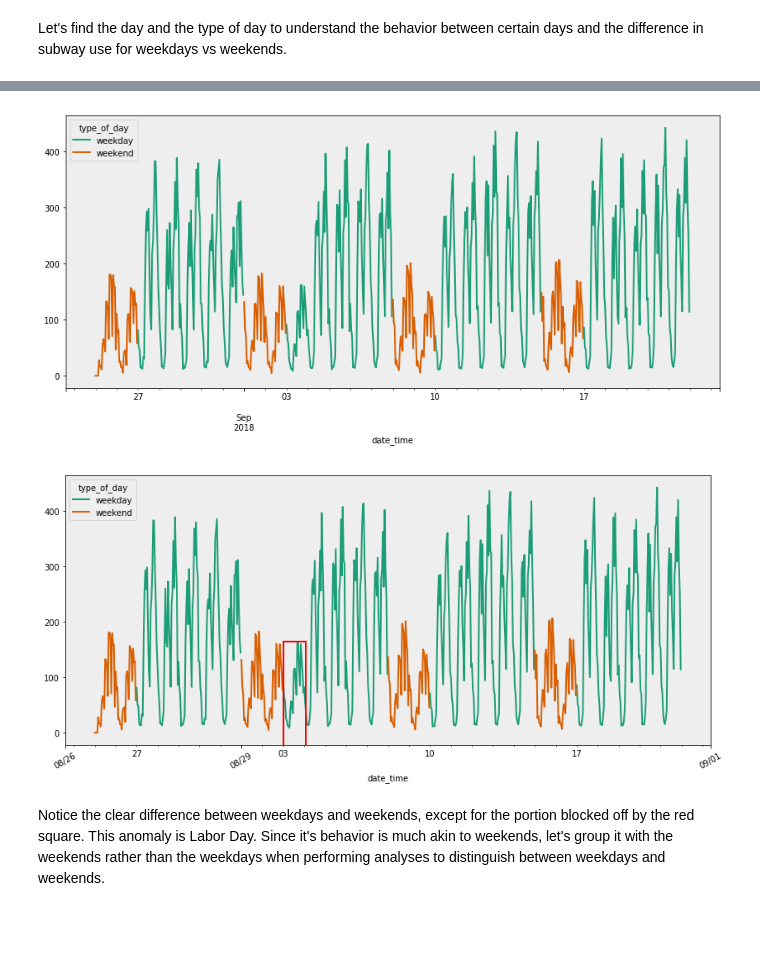
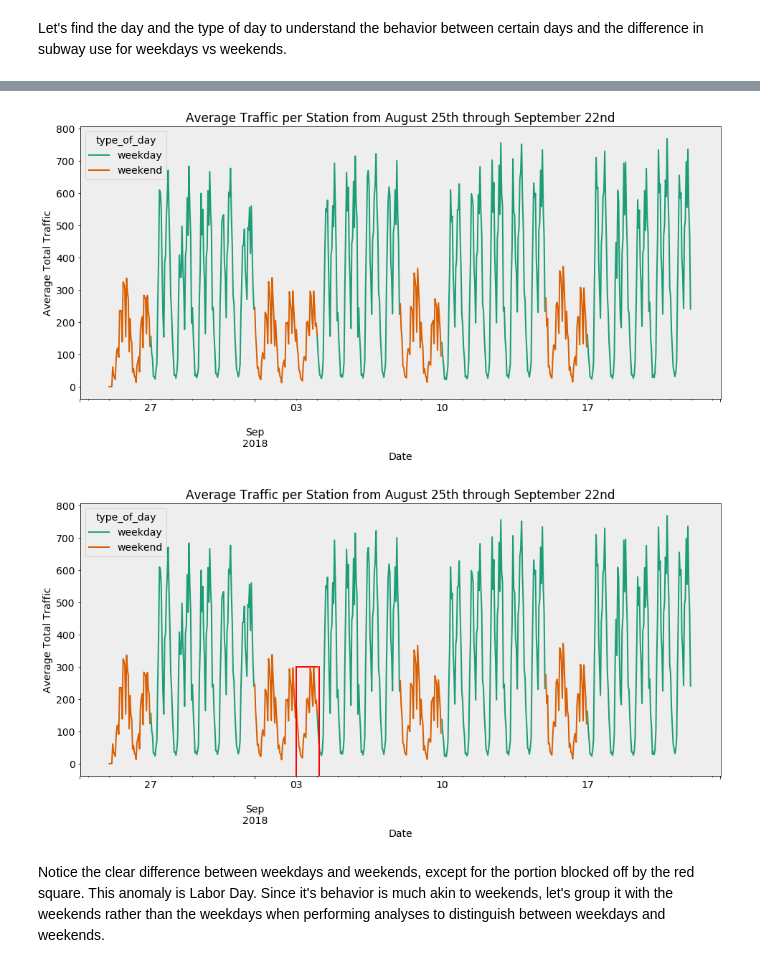
Before and after one commit to DimitriTheoharatos/ProjectBenson, a Jupyter notebook: MTA_EDA_Dimitri-v2.ipynb, the cells around one changed output, grey strips where cells are left out. Saved outputs shown, nothing was run; the diff lists cells and outputs as text; code cells hidden in the pictures; blank space fills up the shorter version.

```diff
--- a/MTA_EDA_Dimitri-v2.ipynb
+++ b/MTA_EDA_Dimitri-v2.ipynb
@@ -493,26 +617,34 @@ combined_df.head()
 | 2 | A002 | R051 | 02-00-00 | 59 ST | NQR456W | BMT | 08/25/2018 | 08:00:00 | 18.0 | 41.0 | 2018-08-25 08:00:00 | ... |
 | 3 | A002 | R051 | 02-00-00 | 59 ST | NQR456W | BMT | 08/25/2018 | 12:00:00 | 75.0 | 85.0 | 2018-08-25 12:00:00 | ... |
 | 4 | A002 | R051 | 02-00-00 | 59 ST | NQR456W | BMT | 08/25/2018 | 16:00:00 | 169.0 | 70.0 | 2018-08-25 16:00:00 | ... |
+# %%
+combined_df['total'] = combined_df.entries + combined_df.exits
 # %%
-rcParams['figure.figsize'] = (14, 6)
-rcParams['font.size'] = 10
-plot = combined_df.groupby(['date_time', 'type_of_day']).mean()['entries'].unstack().plot()
+rcParams['figure.figsize'] = (16, 7)
+rcParams['font.size'] = 14
+plot = combined_df.groupby(['date_time', 'type_of_day']).mean()['total'].unstack().plot()
+plt.xlabel('Date')
+plt.ylabel('Average Total Traffic')
+plt.title('Average Traffic per Station from August 25th through September 22nd')
 plt.show()
 # %% [output]
-[figure, old version]
+[figure, new version]
 # %%
-rcParams['figure.figsize'] = (14, 6)
-rcParams['font.size'] = 10
-plot = combined_df.groupby(['date_time', 'type_of_day']).mean()['entries'].unstack().plot()
-plot.axvline(pd.to_datetime('09-03-2018 00:00:00'), 0, 0.383, color='r', linewidth = 2)
-plot.axvline(pd.to_datetime('09-04-2018 02:40:00'), 0, 0.383, color='r', linewidth = 2)
-plot.axhline(165, 0.34, 0.37, color='r', linewidth = 2)
+rcParams['figure.figsize'] = (16, 7)
+rcParams['font.size'] = 14
+plot = combined_df.groupby(['date_time', 'type_of_day']).mean()['total'].unstack().plot()
+plt.xlabel('Date')
+plt.ylabel('Average Total Traffic')
+plt.title('Average Traffic per Station from August 25th through September 22nd')
 
-plot.set_xticklabels(['08/26','08/29','09/01','09/04','09/07', '09/10','09/13','09/16', '9/19','9/22' ],\
-                                  rotation=30)
+
+plot.axvline(pd.to_datetime('09-03-2018 00:00:00'), 0, 0.4, color='r', linewidth = 2)
+plot.axvline(pd.to_datetime('09-04-2018 02:40:00'), 0, 0.4, color='r', linewidth = 2)
+plot.axhline(300, 0.34, 0.37, color='r', linewidth = 2)
+
 plt.show()
 # %% [output]
-[figure, old version]
+[figure, new version]
 # %% [markdown]
 Notice the clear difference between weekdays and weekends, except for the portion blocked off by the red square. This anomaly is Labor Day. Since it's behavior is much akin to weekends, let's group it with the weekends rather than the weekdays when performing analyses to distinguish between weekdays and weekends.
 # %%
```
Also changed, not shown: parts of 51 cells of this notebook.
